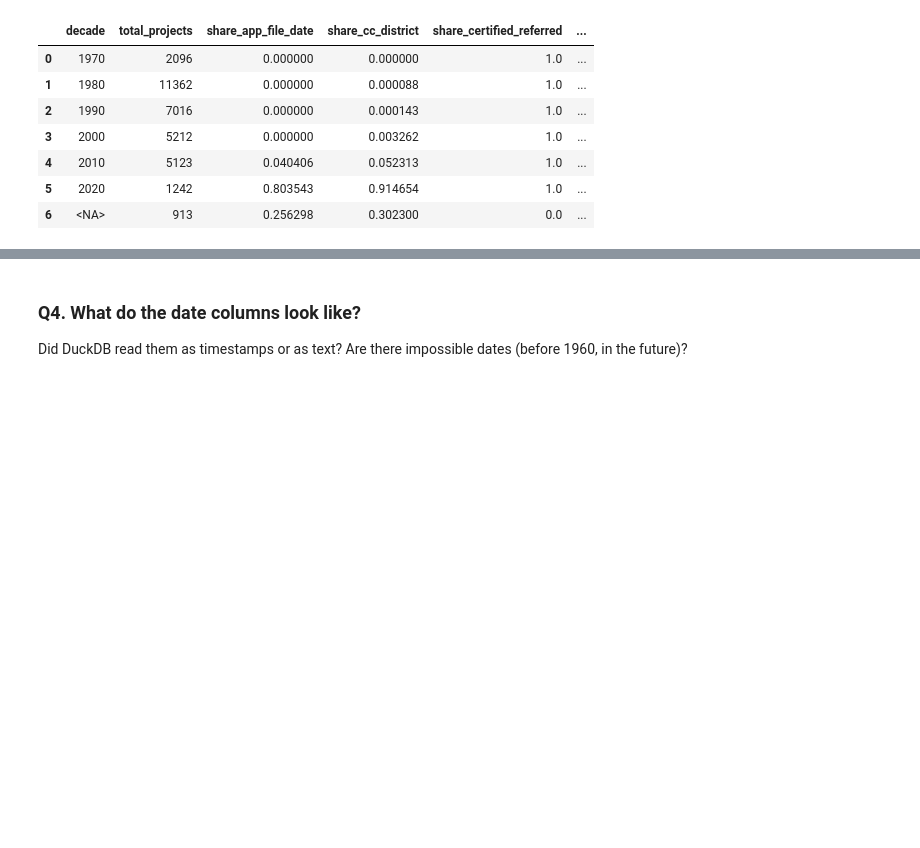
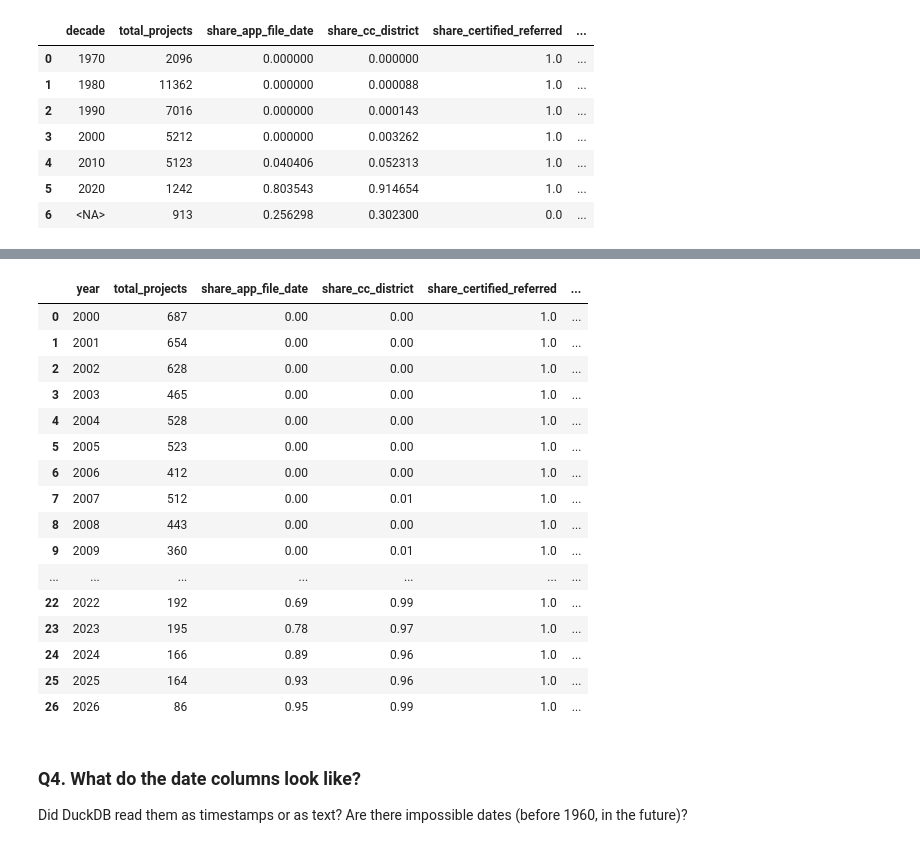
Before and after one commit to liz-olson/nyc-land-use, a Jupyter notebook: notebooks/01_explore_zap.ipynb, the cells around one changed output, grey strips where cells are left out. Drawn from its saved outputs; the diff is of its cells as text; code cells hidden in the pictures; blank space fills up the shorter version.

```diff
--- a/notebooks/01_explore_zap.ipynb
+++ b/notebooks/01_explore_zap.ipynb
@@ -264,3 +261,41 @@ con.sql("""
+# %%
+# Hint: group by decade of app_filed_date, e.g. (year(app_filed_date::timestamp) // 10) * 10,
+# (the ::timestamp cast is needed if DuckDB read the dates as text: see Q4)
+# and compute the share of rows with cc_district, certified_referred, approval_date not null.
+# avg((cc_district is not null)::int) gives the share as a number between 0 and 1.
+# If app_filed_date is null for old records, try certified_referred instead.
+
+con.sql("""
+    select
+        year(certified_referred::timestamp) as year,
+        count(*) as total_projects,
+        avg((app_filed_date is not null::int)) as share_app_file_date,
+        avg((cc_district is not null)::int) as share_cc_district,
+        avg((certified_referred is not null)::int) as share_certified_referred,
+        avg((approval_date is not null)::int) as share_approval_date
+    from zap
+    where year > 1999
+    group by year
+    order by year
+""").df().round(2)
+# %% [output]
+|  | year | total_projects | share_app_file_date | share_cc_district | share_certified_referred | ... |
+| 0 | 2000 | 687 | 0.00 | 0.00 | 1.0 | ... |
+| 1 | 2001 | 654 | 0.00 | 0.00 | 1.0 | ... |
+| 2 | 2002 | 628 | 0.00 | 0.00 | 1.0 | ... |
+| 3 | 2003 | 465 | 0.00 | 0.00 | 1.0 | ... |
+| 4 | 2004 | 528 | 0.00 | 0.00 | 1.0 | ... |
+| 5 | 2005 | 523 | 0.00 | 0.00 | 1.0 | ... |
+| 6 | 2006 | 412 | 0.00 | 0.00 | 1.0 | ... |
+| 7 | 2007 | 512 | 0.00 | 0.01 | 1.0 | ... |
+| 8 | 2008 | 443 | 0.00 | 0.00 | 1.0 | ... |
+| 9 | 2009 | 360 | 0.00 | 0.01 | 1.0 | ... |
+| ... | ... | ... | ... | ... | ... | ... |
+| 22 | 2022 | 192 | 0.69 | 0.99 | 1.0 | ... |
+| 23 | 2023 | 195 | 0.78 | 0.97 | 1.0 | ... |
+| 24 | 2024 | 166 | 0.89 | 0.96 | 1.0 | ... |
+| 25 | 2025 | 164 | 0.93 | 0.96 | 1.0 | ... |
+| 26 | 2026 | 86 | 0.95 | 0.99 | 1.0 | ... |
 # %% [markdown]
 ### Q4. What do the date columns look like?
 Did DuckDB read them as timestamps or as text? Are there impossible dates (before 1960, in the future)?
```
Also changed, not shown: parts of 6 cells of this notebook, 1 other file.
